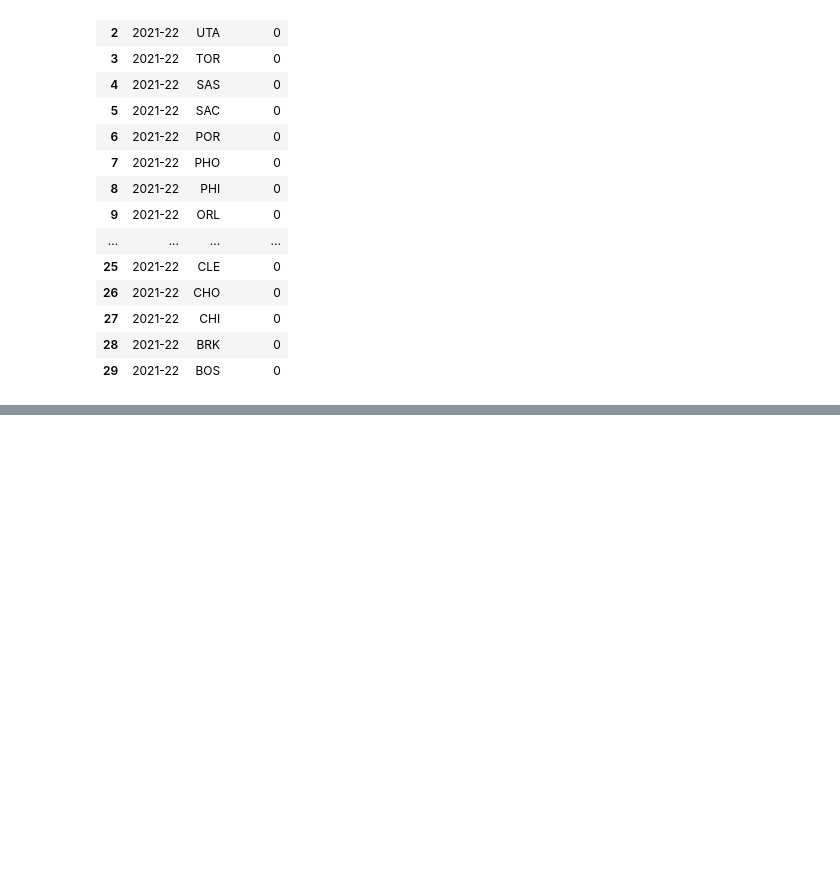
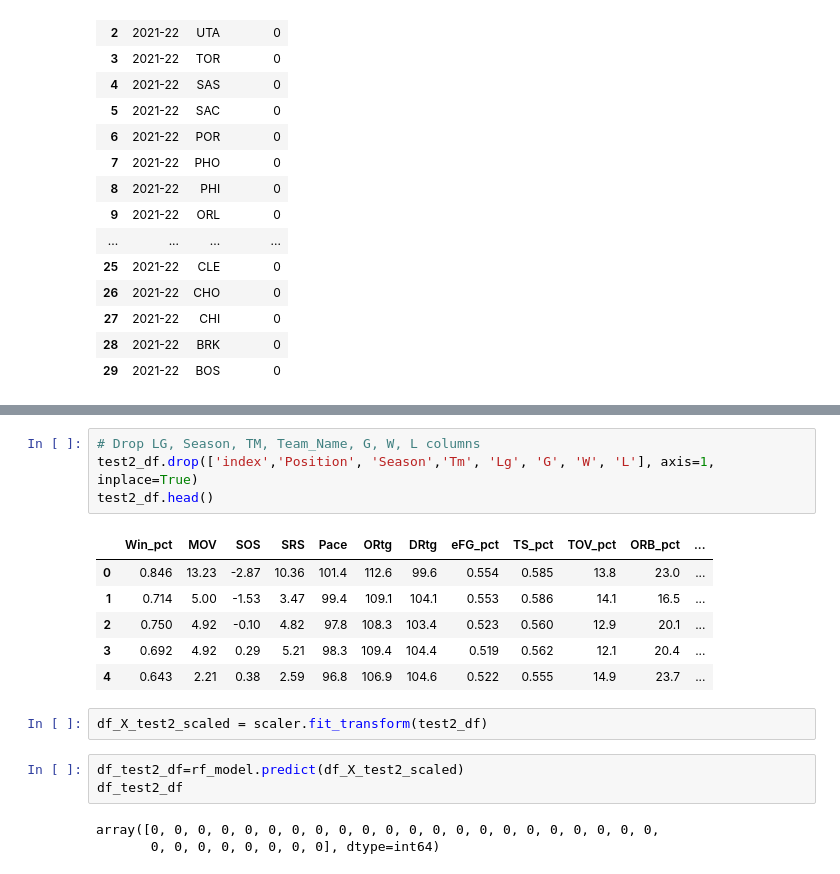
Before and after one commit to fatehluqman/Final_project, a Jupyter notebook: RF_Model_11.10.21.ipynb, the cells around one changed output, grey strips where cells are left out. Saved outputs shown, nothing was run; the diff lists cells and outputs as text; blank space fills up the shorter version.

```diff
--- a/RF_Model_11.10.21.ipynb
+++ b/RF_Model_11.10.21.ipynb
@@ -176,0 +232,19 @@ joined_df
+# %%
+# Drop LG, Season, TM, Team_Name, G, W, L columns
+test2_df.drop(['index','Position', 'Season','Tm', 'Lg', 'G', 'W', 'L'], axis=1, inplace=True)
+test2_df.head()
+# %% [output]
+|  | Win_pct | MOV | SOS | SRS | Pace | ORtg | DRtg | eFG_pct | TS_pct | TOV_pct | ORB_pct | ... |
+| 0 | 0.846 | 13.23 | -2.87 | 10.36 | 101.4 | 112.6 | 99.6 | 0.554 | 0.585 | 13.8 | 23.0 | ... |
+| 1 | 0.714 | 5.00 | -1.53 | 3.47 | 99.4 | 109.1 | 104.1 | 0.553 | 0.586 | 14.1 | 16.5 | ... |
+| 2 | 0.750 | 4.92 | -0.10 | 4.82 | 97.8 | 108.3 | 103.4 | 0.523 | 0.560 | 12.9 | 20.1 | ... |
+| 3 | 0.692 | 4.92 | 0.29 | 5.21 | 98.3 | 109.4 | 104.4 | 0.519 | 0.562 | 12.1 | 20.4 | ... |
+| 4 | 0.643 | 2.21 | 0.38 | 2.59 | 96.8 | 106.9 | 104.6 | 0.522 | 0.555 | 14.9 | 23.7 | ... |
+# %%
+df_X_test2_scaled = scaler.fit_transform(test2_df)
+# %%
+df_test2_df=rf_model.predict(df_X_test2_scaled)
+df_test2_df
+# %% [output]
+array([0, 0, 0, 0, 0, 0, 0, 0, 0, 0, 0, 0, 0, 0, 0, 0, 0, 0, 0, 0, 0, 0,
+       0, 0, 0, 0, 0, 0, 0, 0], dtype=int64)
```
Also changed, not shown: parts of 9 cells of this notebook, 6 other files.
